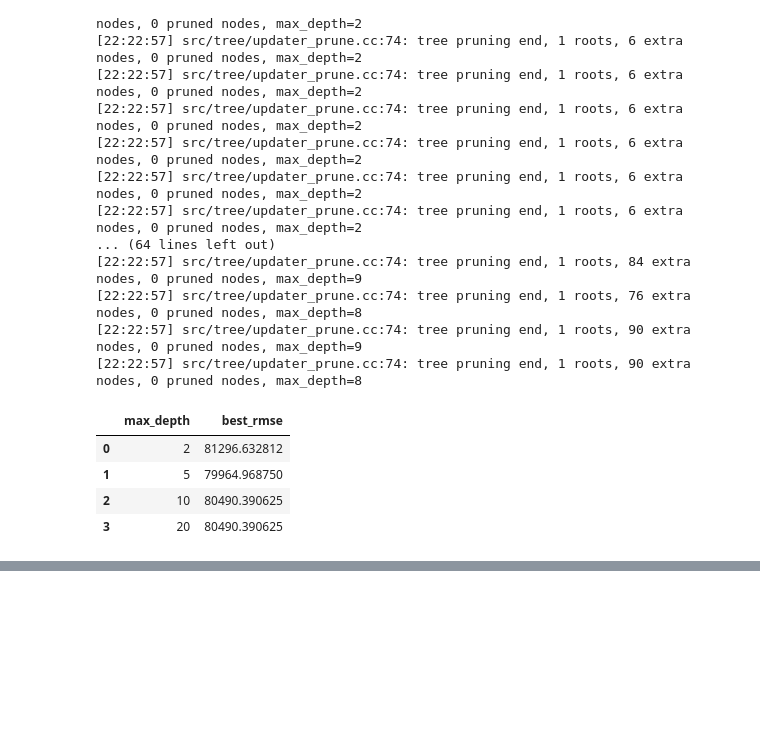
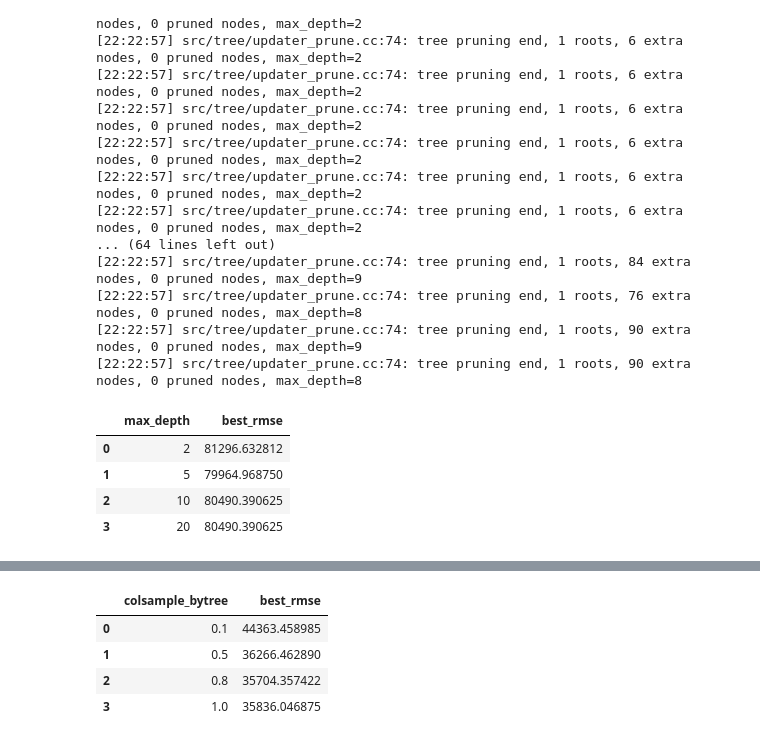
Before and after one commit to sushant2811/NLPandDeepLearning, a Jupyter notebook: XGBoost.ipynb, the cells around one changed output, grey strips where cells are left out. Saved outputs shown, nothing was run; the diff lists cells and outputs as text; code cells hidden in the pictures; blank space fills up the shorter version.

Commit message:
Tuning colsample_bytree

```diff
--- a/XGBoost.ipynb
+++ b/XGBoost.ipynb
@@ -303,0 +306,14 @@ pd.DataFrame(list(zip(max_depths, best_rmse)), columns=['max_depth', 'best_rmse'
+# %%
+params = {"objective":"reg:linear", "max_depth":3}
+# %%
+colsample_bytree_vals = [0.1, 0.5, 0.8, 1]
+best_rmse = []
+# %%
+for curr_val in colsample_bytree_vals:
+
+    params["colsample_bytree"] = curr_val
+
+    cv_results = xgb.cv(dtrain=housing_dmatrix, params=params, nfold=2, num_boost_round=10, early_stopping_rounds=5,
+                       metrics="rmse", as_pandas=True, seed=123)
+
+    best_rmse.append(cv_results["test-rmse-mean"].values[-1])
@@ -303,0 +338,8 @@ pd.DataFrame(list(zip(max_depths, best_rmse)), columns=['max_depth', 'best_rmse'
+# %%
+pd.DataFrame(list(zip(colsample_bytree_vals, best_rmse)), columns=['colsample_bytree', 'best_rmse'])
+# %% [output]
+|  | colsample_bytree | best_rmse |
+| 0 | 0.1 | 44363.458985 |
+| 1 | 0.5 | 36266.462890 |
+| 2 | 0.8 | 35704.357422 |
+| 3 | 1.0 | 35836.046875 |
```
Also changed, not shown: parts of 2 cells of this notebook.
